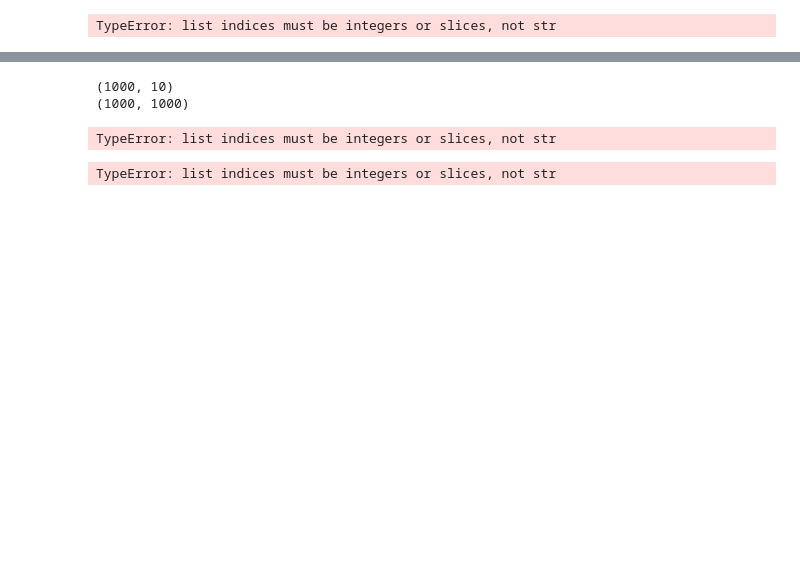
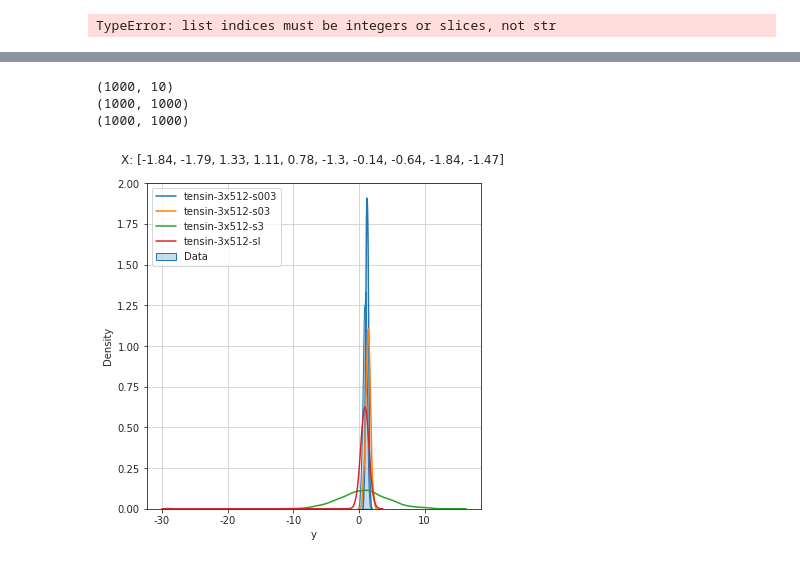
Before and after one commit to alvarhonsi/master-pipeline, a Jupyter notebook: experiment_results/sigma-over-underfit/compare_posteriors.ipynb, the cells around one changed output, grey strips where cells are left out. Saved outputs shown, nothing was run; the diff lists cells and outputs as text; code cells hidden in the pictures; blank space fills up the shorter version.

```diff
--- a/experiment_results/sigma-over-underfit/compare_posteriors.ipynb
+++ b/experiment_results/sigma-over-underfit/compare_posteriors.ipynb
@@ -423,21 +444,20 @@ data_samples = {
 # %%
 print(data_samples["train_x"].shape)
 print(data_samples["train_dist_samples"].shape)
-print(posterior_samples[name1]["train"].shape)
+print(posterior_samples[name1][0]["train"].shape)
 # %% [output]
 (1000, 10)
 (1000, 1000)
+(1000, 1000)
-TypeError: list indices must be integers or slices, not str
 # %%
-
 # Plot posterior samples
 labels = [configs[p]["NAME"] for p in profiles]
 x_samp = data_samples["train_x"][1]
 train_samp = data_samples["train_dist_samples"][:, 1]
-pred_train_samples = [posterior_samples[p]["train"][:, 1] for p in profiles]
+pred_train_samples = [posterior_samples[p][run-1]["train"][:, 1] for p in profiles]
 plots.plot_comparisons(pred_train_samples, train_samp, labels=labels, figsize=(6,6), x_sample=x_samp, title="Posterior samples - Train", save_path=f"{BASE_DIR}/results/posterior_comparison.png")
 # %% [output]
-TypeError: list indices must be integers or slices, not str
+[figure, added]
 # %%
 
 fig, axs = plt.subplots(2, 2, figsize=(20, 20))
```
Also changed, not shown: parts of 4 cells of this notebook, 5 other files.
